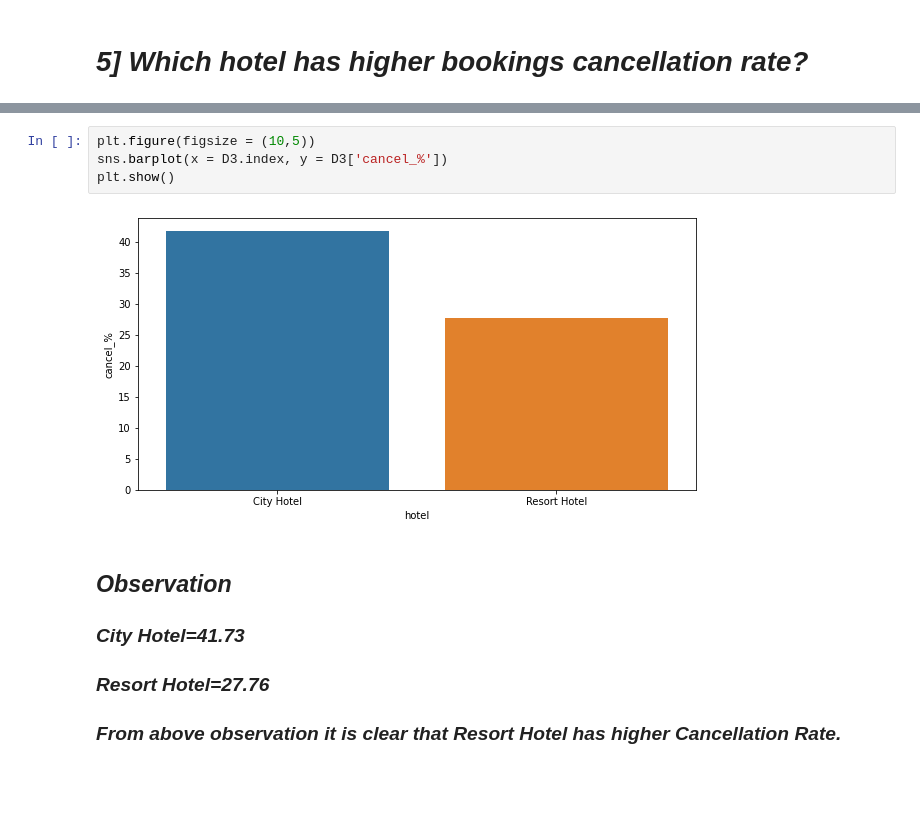
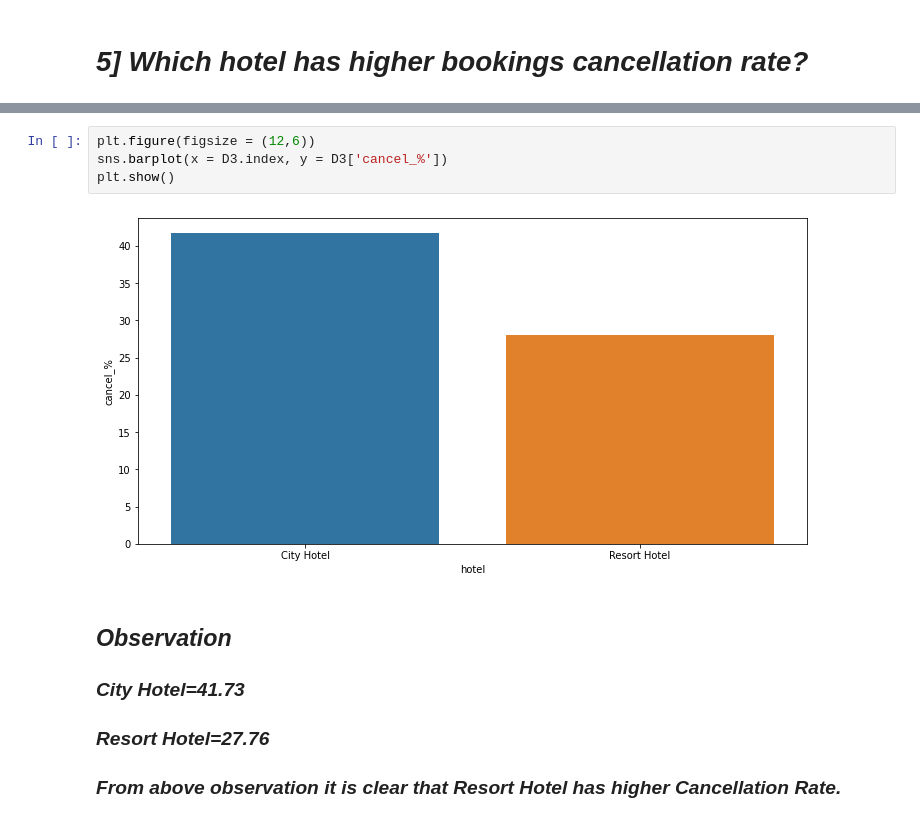
Before and after one commit to PrinceChauhan608/HOTELDBA-EDA-CAPSTONE, a Jupyter notebook: Collab_Hotel_Booking_Analysis_Capstone_Project.ipynb, the cells around one changed output, grey strips where cells are left out. Drawn from its saved outputs; the diff is of its cells as text; blank space fills up the shorter version.

```diff
--- a/Collab_Hotel_Booking_Analysis_Capstone_Project.ipynb
+++ b/Collab_Hotel_Booking_Analysis_Capstone_Project.ipynb
@@ -417,9 +429,9 @@ D3
 # %%
-plt.figure(figsize = (10,5))
+plt.figure(figsize = (12,6))
 sns.barplot(x = D3.index, y = D3['cancel_%'])
 plt.show()
 # %% [output]
-[figure, old version]
+[figure, new version]
 # %% [markdown]
 ## ***Observation***
 ### ***City Hotel=41.73***
```
Also changed, not shown: parts of 38 cells of this notebook.
